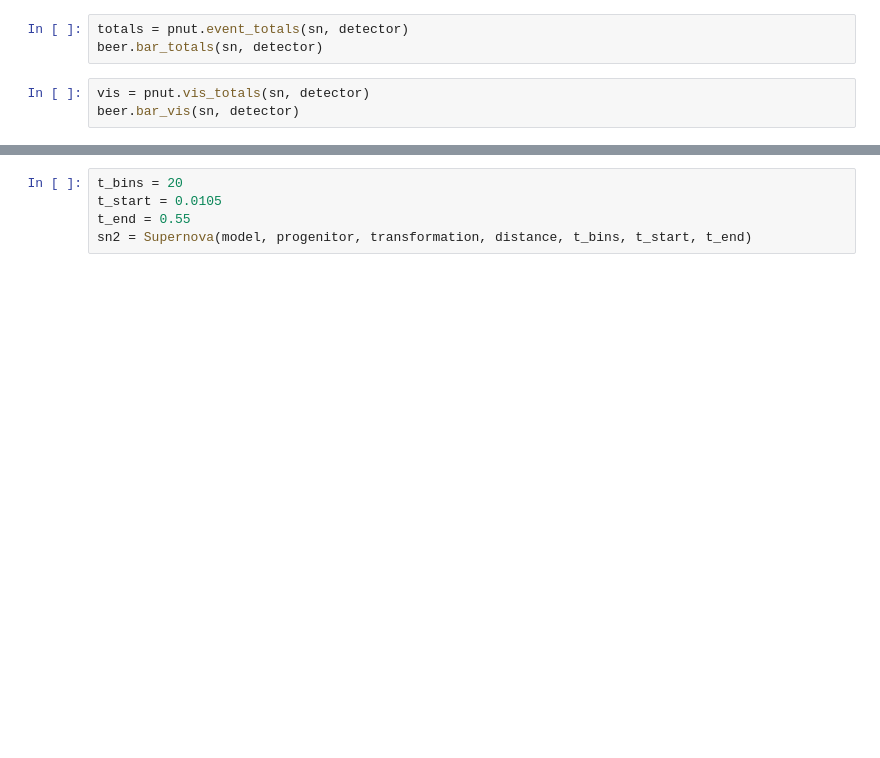
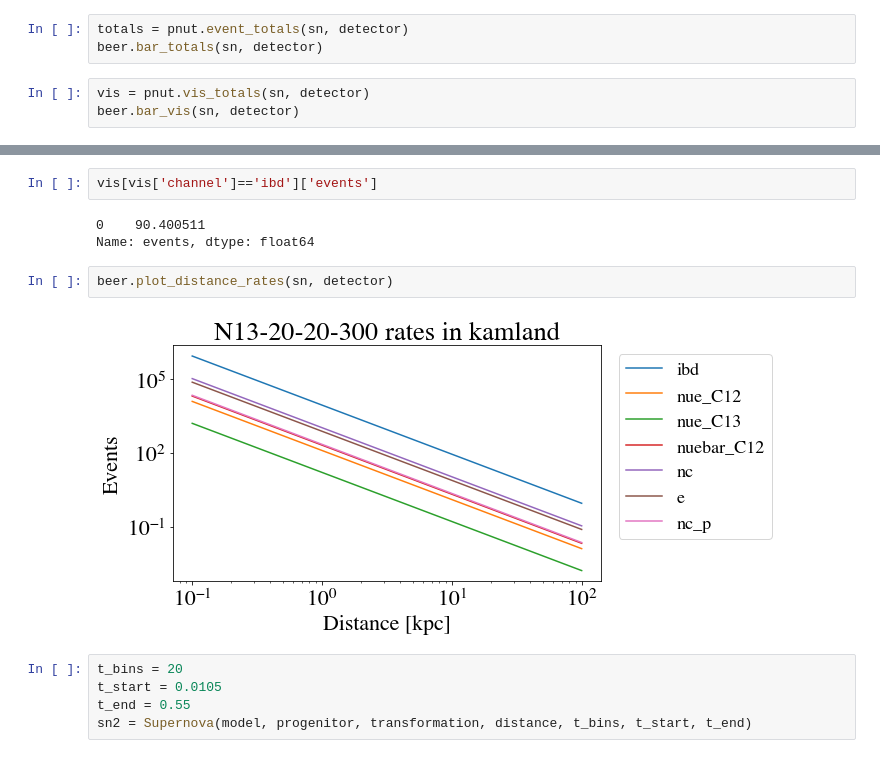
Before and after one commit to joesmolsky/sspike, a Jupyter notebook: notebooks/Nakazato_2013.ipynb, the cells around one changed output, grey strips where cells are left out. Drawn from its saved outputs; the diff is of its cells as text; blank space fills up the shorter version.

```diff
--- a/notebooks/Nakazato_2013.ipynb
+++ b/notebooks/Nakazato_2013.ipynb
@@ -43,3 +56,12 @@ beer.bar_vis(sn, detector)
+# %%
+vis[vis['channel']=='ibd']['events']
+# %% [output]
+0    90.400511
+Name: events, dtype: float64
+# %%
+beer.plot_distance_rates(sn, detector)
+# %% [output]
+[figure, added]
 # %%
 t_bins = 20
 t_start = 0.0105
```
Also changed, not shown: parts of 3 cells of this notebook, 2 other files.
